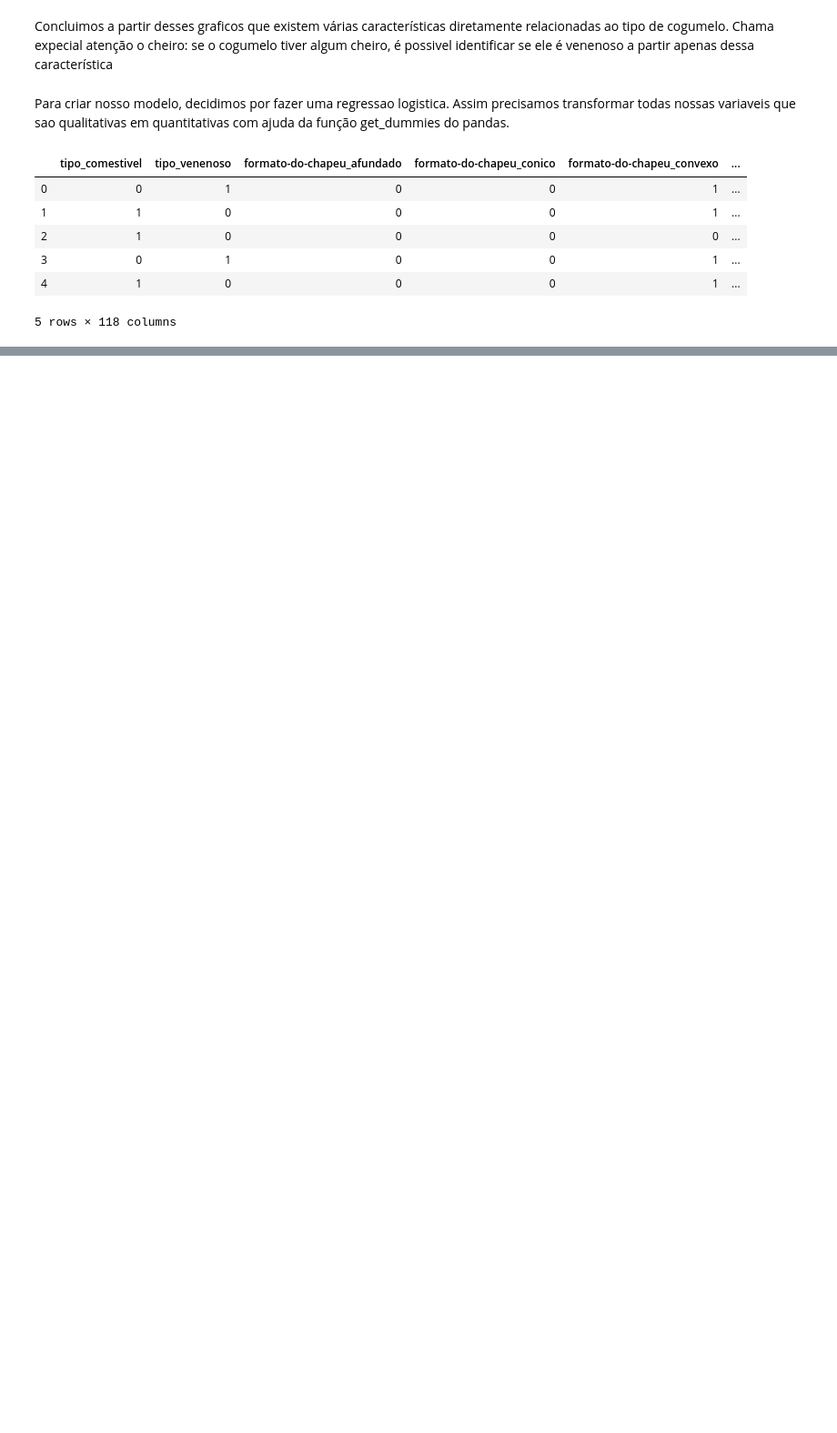
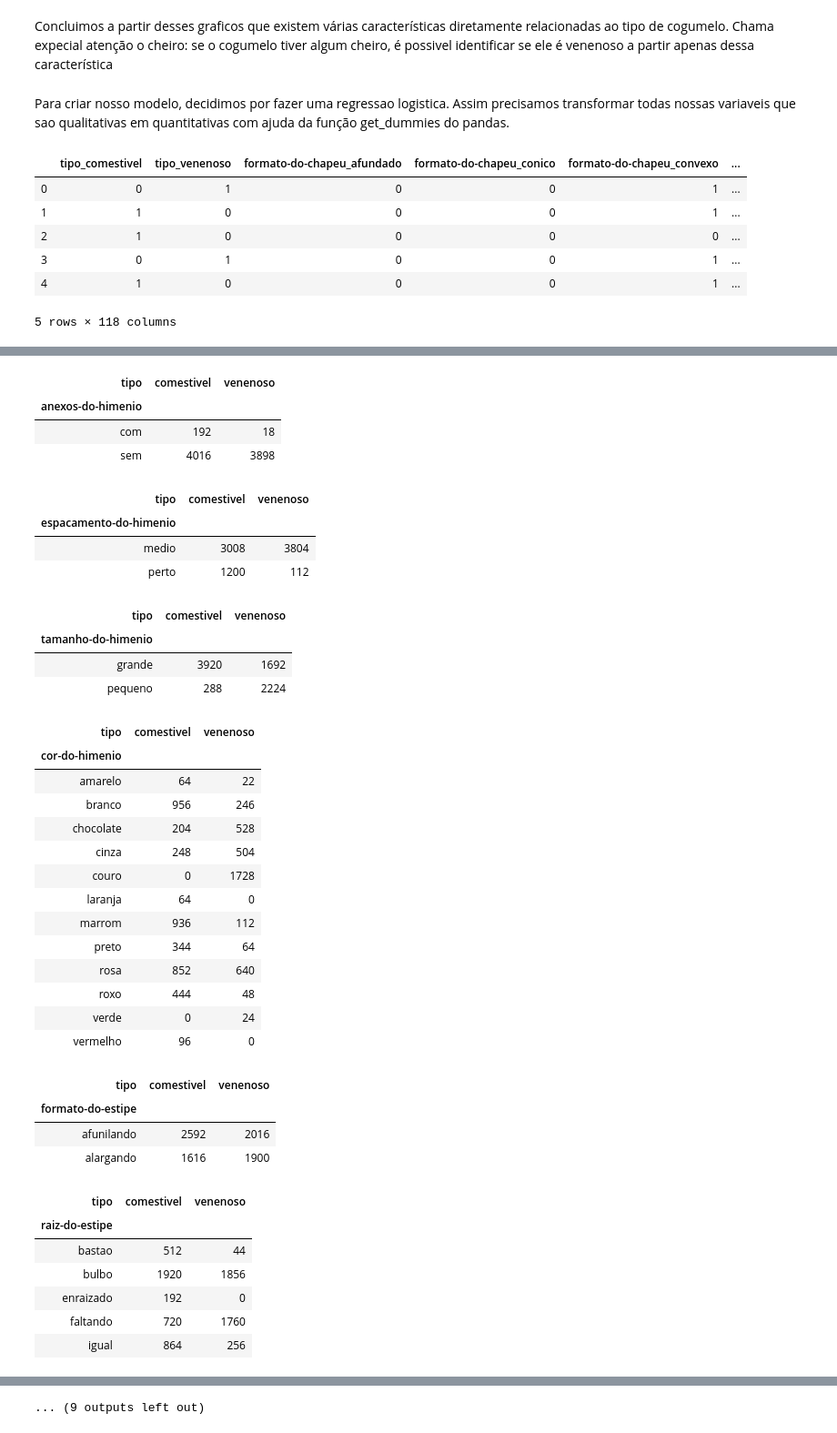
Before and after one commit to andscost/Probabilidade-de-um-cogumelo-ser-comestivel, a Jupyter notebook: Notebook.ipynb, the cells around one changed output, grey strips where cells are left out. Shown at 91% size. Saved outputs shown, nothing was run; the diff lists cells and outputs as text; code cells hidden in the pictures; blank space fills up the shorter version.

```diff
--- a/Notebook.ipynb
+++ b/Notebook.ipynb
@@ -245,0 +268,4 @@ Pelos resultados, todos os nossos modelos superaram seu benchmark (a porcentagem
+# %%
+for coluna in data_clean.drop(columns=['tipo']):
+    display(pd.crosstab(index=data_clean[coluna], columns=data_clean['tipo']))
+# %% [output]
@@ -245,0 +313,37 @@ Pelos resultados, todos os nossos modelos superaram seu benchmark (a porcentagem
+| tipo | comestivel | venenoso |
+| anexos-do-himenio |  |  |
+| com | 192 | 18 |
+| sem | 4016 | 3898 |
+| tipo | comestivel | venenoso |
+| espacamento-do-himenio |  |  |
+| medio | 3008 | 3804 |
+| perto | 1200 | 112 |
+| tipo | comestivel | venenoso |
+| tamanho-do-himenio |  |  |
+| grande | 3920 | 1692 |
+| pequeno | 288 | 2224 |
+| tipo | comestivel | venenoso |
+| cor-do-himenio |  |  |
+| amarelo | 64 | 22 |
+| branco | 956 | 246 |
+| chocolate | 204 | 528 |
+| cinza | 248 | 504 |
+| couro | 0 | 1728 |
+| laranja | 64 | 0 |
+| marrom | 936 | 112 |
+| preto | 344 | 64 |
+| rosa | 852 | 640 |
+| roxo | 444 | 48 |
+| verde | 0 | 24 |
+| vermelho | 96 | 0 |
+| tipo | comestivel | venenoso |
+| formato-do-estipe |  |  |
+| afunilando | 2592 | 2016 |
+| alargando | 1616 | 1900 |
+| tipo | comestivel | venenoso |
+| raiz-do-estipe |  |  |
+| bastao | 512 | 44 |
+| bulbo | 1920 | 1856 |
+| enraizado | 192 | 0 |
+| faltando | 720 | 1760 |
+| igual | 864 | 256 |
@@ -245,0 +356 @@ Pelos resultados, todos os nossos modelos superaram seu benchmark (a porcentagem
+... (9 outputs left out)
```
Also changed, not shown: parts of 17 cells of this notebook.
